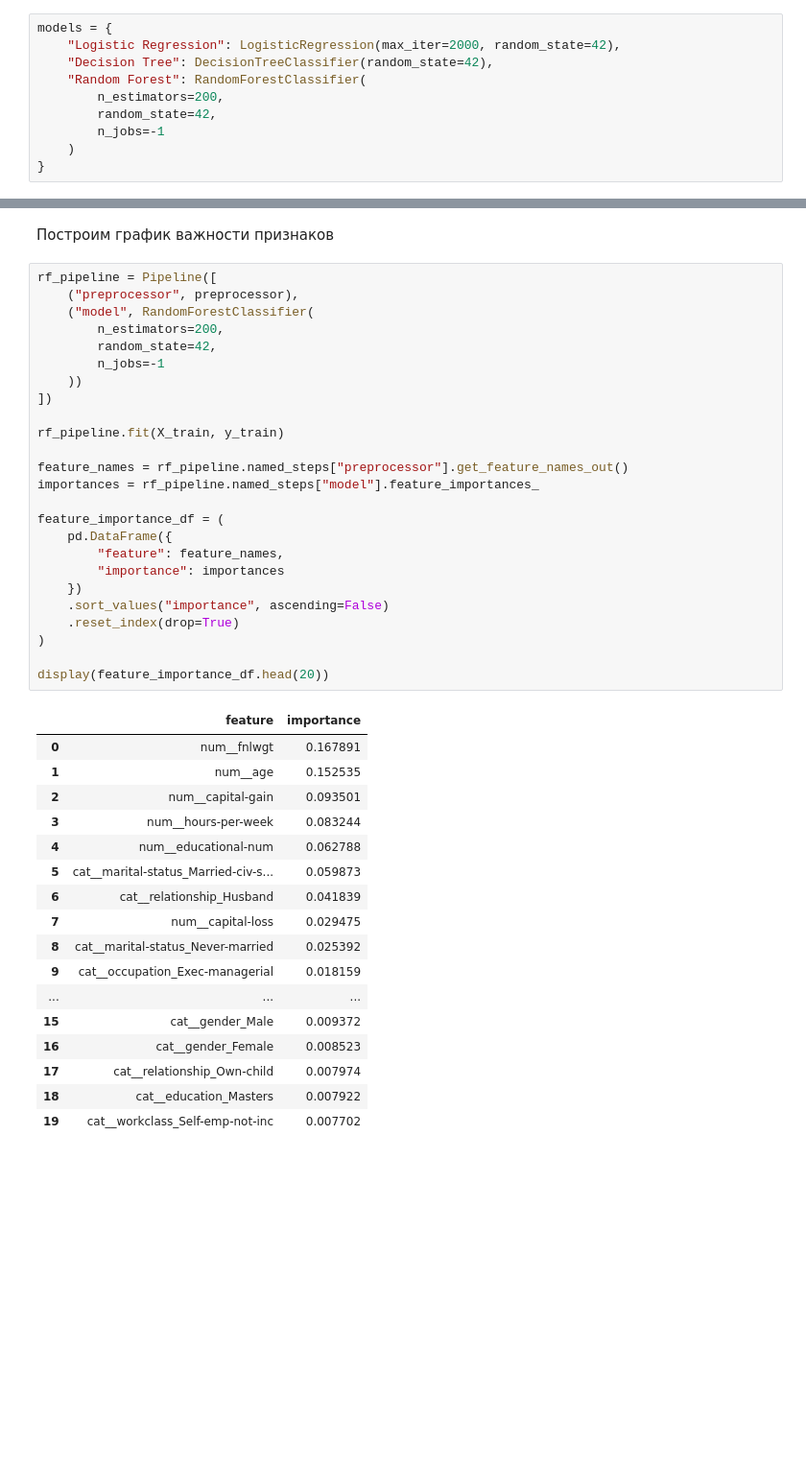
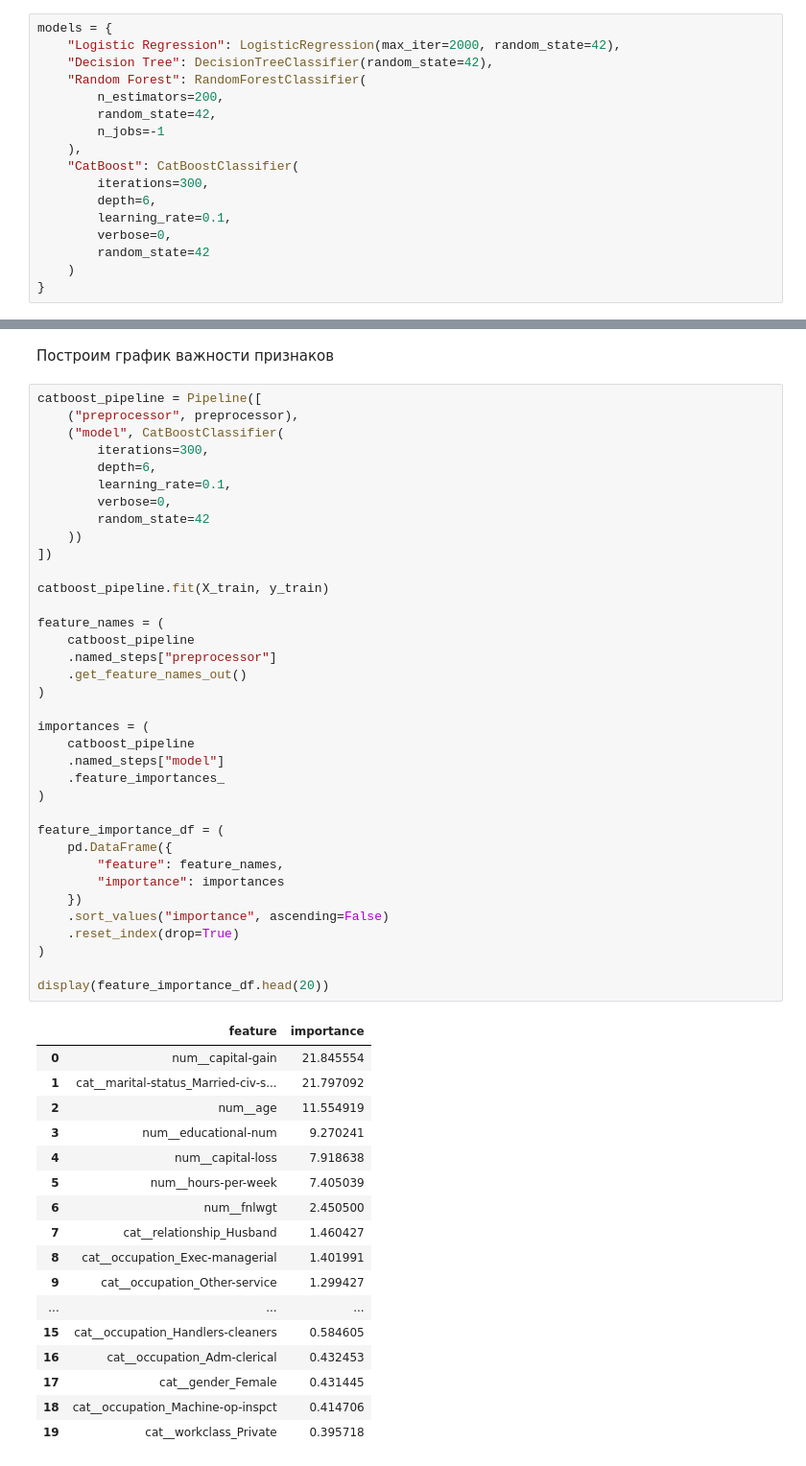
Before and after one commit to pinkchapman/Adult_income_predicition, a Jupyter notebook: notebooks/02_baseline.ipynb, the cells around one changed output, grey strips where cells are left out. Shown at 96% size. Cells and saved outputs as stored; diff of their text form; blank space fills up the shorter version.

```diff
--- a/notebooks/02_baseline.ipynb
+++ b/notebooks/02_baseline.ipynb
@@ -105,6 +106,13 @@ models = {
         n_estimators=200,
         random_state=42,
         n_jobs=-1
+    ),
+    "CatBoost": CatBoostClassifier(
+        iterations=300,
+        depth=6,
+        learning_rate=0.1,
+        verbose=0,
+        random_state=42
     )
 }
 # %%
@@ -243,48 +252,59 @@ display(cm_df)
 # %% [markdown]
 Построим график важности признаков
 # %%
-rf_pipeline = Pipeline([
+catboost_pipeline = Pipeline([
     ("preprocessor", preprocessor),
-    ("model", RandomForestClassifier(
-        n_estimators=200,
-        random_state=42,
-        n_jobs=-1
+    ("model", CatBoostClassifier(
+        iterations=300,
+        depth=6,
+        learning_rate=0.1,
+        verbose=0,
+        random_state=42
     ))
 ])
 
-rf_pipeline.fit(X_train, y_train)
+catboost_pipeline.fit(X_train, y_train)
 
-feature_names = rf_pipeline.named_steps["preprocessor"].get_feature_names_out()
-importances = rf_pipeline.named_steps["model"].feature_importances_
+feature_names = (
+    catboost_pipeline
+    .named_steps["preprocessor"]
+    .get_feature_names_out()
+)
+
+importances = (
+    catboost_pipeline
+    .named_steps["model"]
+    .feature_importances_
+)
 
 feature_importance_df = (
     pd.DataFrame({
         "feature": feature_names,
         "importance": importances
     })
     .sort_values("importance", ascending=False)
     .reset_index(drop=True)
 )
 
 display(feature_importance_df.head(20))
 # %% [output]
 |  | feature | importance |
-| 0 | num__fnlwgt | 0.167891 |
-| 1 | num__age | 0.152535 |
-| 2 | num__capital-gain | 0.093501 |
-| 3 | num__hours-per-week | 0.083244 |
-| 4 | num__educational-num | 0.062788 |
-| 5 | cat__marital-status_Married-civ-s... | 0.059873 |
-| 6 | cat__relationship_Husband | 0.041839 |
-| 7 | num__capital-loss | 0.029475 |
-| 8 | cat__marital-status_Never-married | 0.025392 |
-| 9 | cat__occupation_Exec-managerial | 0.018159 |
+| 0 | num__capital-gain | 21.845554 |
+| 1 | cat__marital-status_Married-civ-s... | 21.797092 |
+| 2 | num__age | 11.554919 |
+| 3 | num__educational-num | 9.270241 |
+| 4 | num__capital-loss | 7.918638 |
+| 5 | num__hours-per-week | 7.405039 |
+| 6 | num__fnlwgt | 2.450500 |
+| 7 | cat__relationship_Husband | 1.460427 |
+| 8 | cat__occupation_Exec-managerial | 1.401991 |
+| 9 | cat__occupation_Other-service | 1.299427 |
 | ... | ... | ... |
-| 15 | cat__gender_Male | 0.009372 |
-| 16 | cat__gender_Female | 0.008523 |
-| 17 | cat__relationship_Own-child | 0.007974 |
-| 18 | cat__education_Masters | 0.007922 |
-| 19 | cat__workclass_Self-emp-not-inc | 0.007702 |
+| 15 | cat__occupation_Handlers-cleaners | 0.584605 |
+| 16 | cat__occupation_Adm-clerical | 0.432453 |
+| 17 | cat__gender_Female | 0.431445 |
+| 18 | cat__occupation_Machine-op-inspct | 0.414706 |
+| 19 | cat__workclass_Private | 0.395718 |
 # %%
 top_features = feature_importance_df.head(20).sort_values("importance")
 
```
Also changed, not shown: parts of 8 cells of this notebook, 7 other files.
